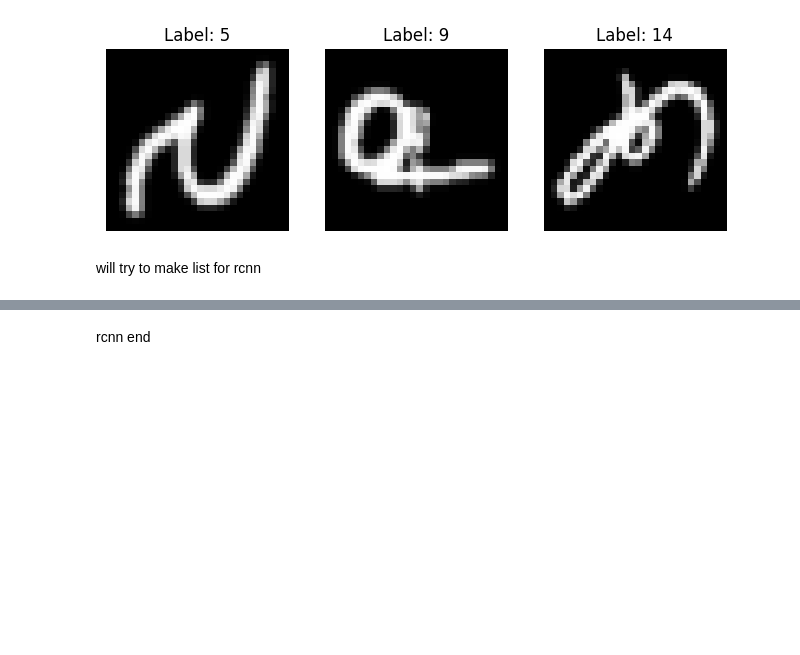
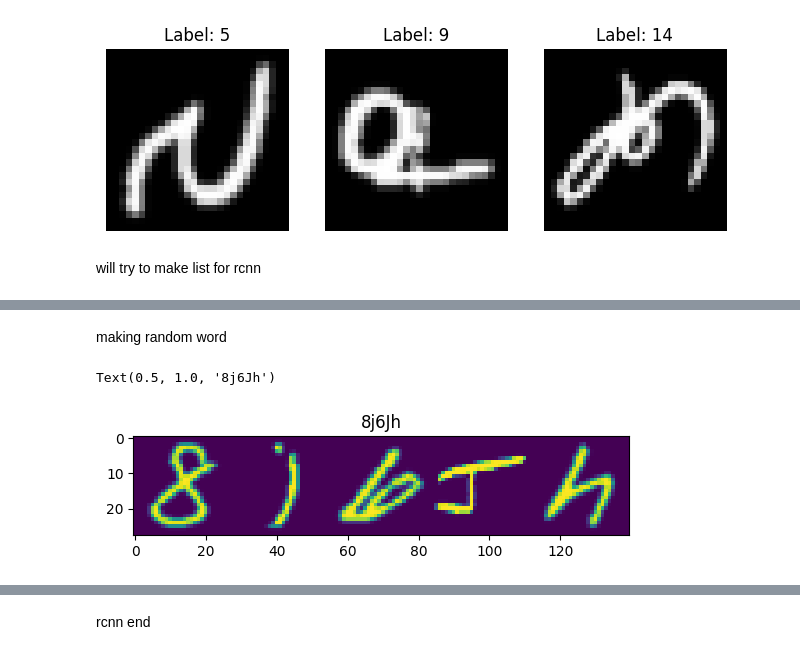
Before and after one commit to Tash518/omr_project, a Jupyter notebook: ocrapp.ipynb, the cells around one changed output, grey strips where cells are left out. Saved outputs shown, nothing was run; the diff lists cells and outputs as text; code cells hidden in the pictures; blank space fills up the shorter version.

```diff
--- a/ocrapp.ipynb
+++ b/ocrapp.ipynb
@@ -120,0 +133,36 @@ U
+# %% [markdown]
+making random word
+# %%
+#make a random word with noise added
+#choose random length, labels, then random images for that labels and stack horizontally
+#return the image with random noise and the random labels for making the dataset for ctc ttraining
+def generate_word(emnist_cache=emnist_cache, max_length=9, min_length=2):
+  word_length = np.random.randint(min_length, max_length)
+  random_labels = np.random.randint(0, NUM_CLASS, size=(word_length))
+  random_chars = [random.choice(emnist_cache[l]) for l in random_labels]
+  word_img = np.hstack([np.asarray(img).squeeze() for img in random_chars])
+  word_img = word_img.astype("float32")
+  if(random.random() < 0.18):
+    noise = np.random.normal(0,0.2,word_img.shape)
+    word_img = np.clip(word_img+noise,0,1)
+  return word_img, random_labels
+  print(random_labels)
+  word = ""
+  for c in random_labels:
+    word = word + class_names[c]
+    print(word)
+  for i,img in enumerate(random_chars):
+    print(class_names[random_labels[i]])
+    plt.imshow(img)
+    plt.title(class_names[random_labels[i]])
+    plt.show()
+# %%
+test_image,l = generate_word()
+word = ""
+for c in l:
+  word = word + class_names[c]
+plt.imshow(test_image)
+plt.title(word)
+# %% [output]
+Text(0.5, 1.0, '8j6Jh')
+[figure, added]
```
Also changed, not shown: parts of 28 cells of this notebook.
